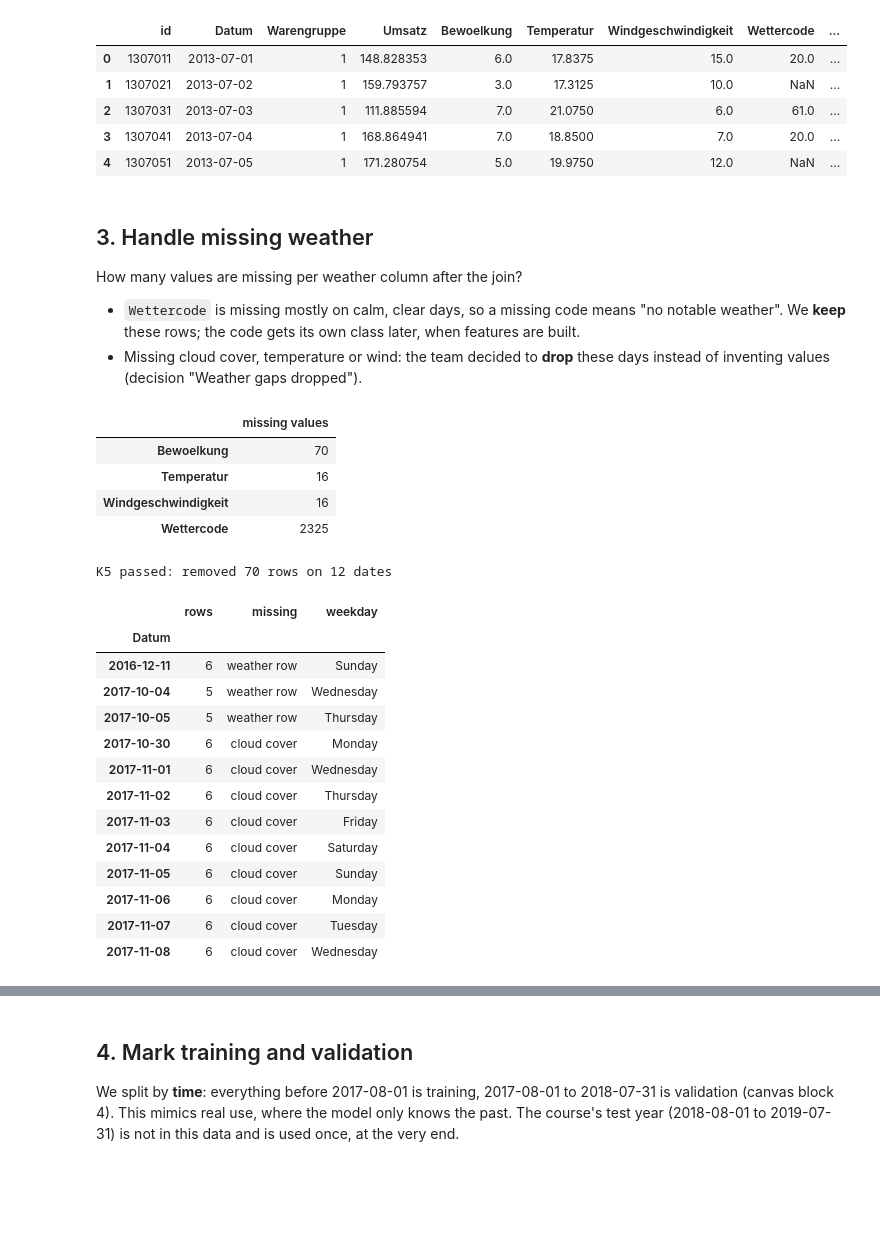
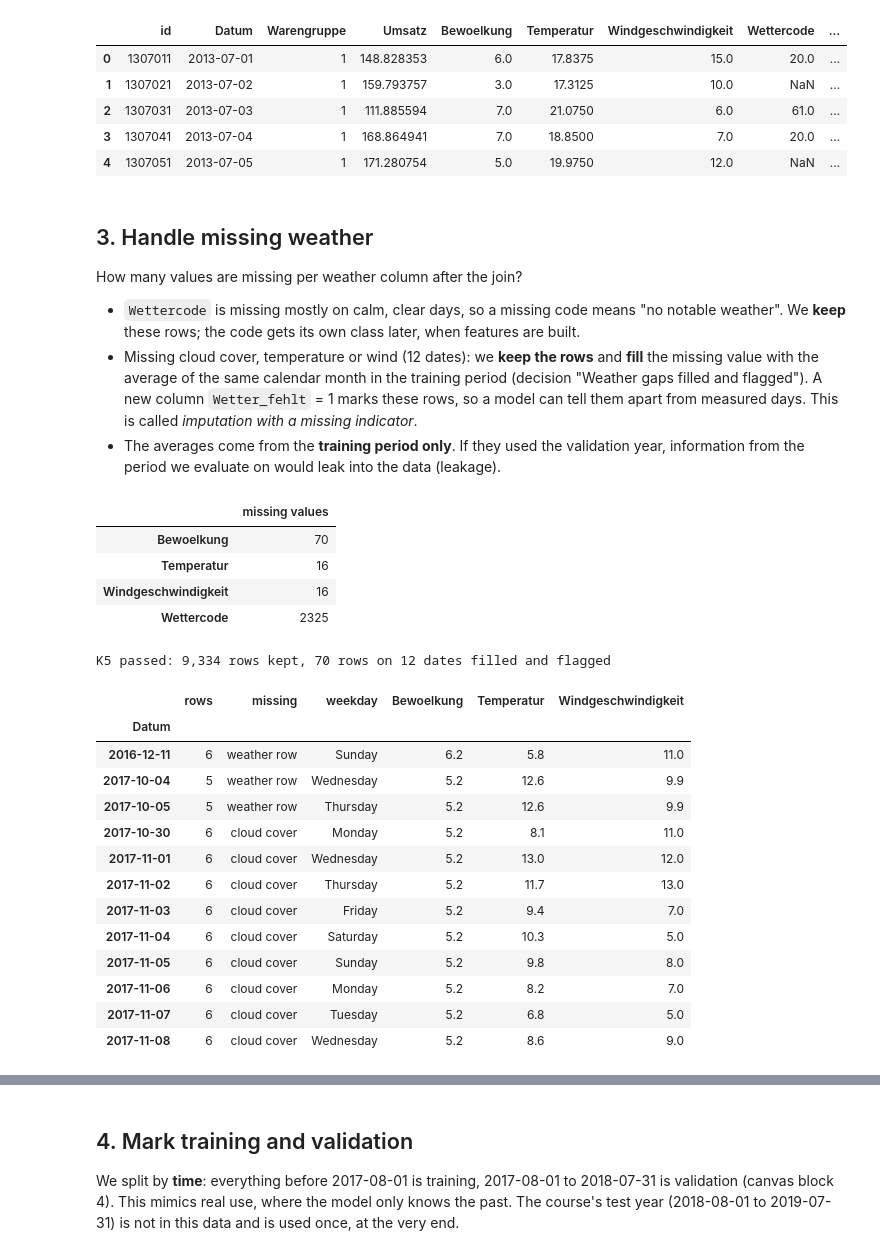
Before and after one commit to HeldDerTierwelt/DataBakery, a Jupyter notebook: 0_DataPreparation/01_load_join_clean.ipynb, the cells around one changed output, grey strips where cells are left out. Saved outputs shown, nothing was run; the diff lists cells and outputs as text; code cells hidden in the pictures; blank space fills up the shorter version.

```diff
--- a/0_DataPreparation/01_load_join_clean.ipynb
+++ b/0_DataPreparation/01_load_join_clean.ipynb
@@ -82,7 +82,8 @@ K4 passed: 9,334 rows before and after the join, 223 rows on Kiel Week days
 How many values are missing per weather column after the join?
 
 - `Wettercode` is missing mostly on calm, clear days, so a missing code means "no notable weather". We **keep** these rows; the code gets its own class later, when features are built.
-- Missing cloud cover, temperature or wind: the team decided to **drop** these days instead of inventing values (decision "Weather gaps dropped").
+- Missing cloud cover, temperature or wind (12 dates): we **keep the rows** and **fill** the missing value with the average of the same calendar month in the training period (decision "Weather gaps filled and flagged"). A new column `Wetter_fehlt` = 1 marks these rows, so a model can tell them apart from measured days. This is called *imputation with a missing indicator*.
+- The averages come from the **training period only**. If they used the validation year, information from the period we evaluate on would leak into the data (leakage).
 # %%
 joined[prep.WEATHER_REQUIRED + ["Wettercode"]].isna().sum().rename("missing values").to_frame()
 # %% [output]
@@ -92,29 +93,34 @@ joined[prep.WEATHER_REQUIRED + ["Wettercode"]].isna().sum().rename("missing valu
 | Windgeschwindigkeit | 16 |
 | Wettercode | 2325 |
 # %%
-prepared, removed = prep.drop_weather_gaps(joined)
+fill_values = prep.weather_fill_values(joined)  # monthly means, training period only
+prepared = prep.fill_weather_gaps(joined, fill_values)
 
-inv.check_weather_drop(prepared, removed, joined)  # K5
-print(f"K5 passed: removed {len(removed)} rows on {removed['Datum'].nunique()} dates")
+inv.check_weather_fill(prepared, joined)  # K5: no row lost, exactly the 12 known dates flagged
+inv.check_fill_values_training_only(prep.weather_fill_values, joined)  # K5: no leakage
+gaps = prepared[prepared["Wetter_fehlt"] == 1]
+print(f"K5 passed: {len(prepared):,} rows kept, {len(gaps)} rows on {gaps['Datum'].nunique()} dates filled and flagged")
 
-(removed.groupby("Datum")
-        .agg(rows=("Warengruppe", "size"),
-             missing=("Bewoelkung", lambda s: "weather row" if removed.loc[s.index, "Temperatur"].isna().all() else "cloud cover"))
-        .assign(weekday=lambda d: d.index.day_name()))
+(joined.loc[gaps.index]
+       .groupby("Datum")
+       .agg(rows=("Warengruppe", "size"),
+            missing=("Temperatur", lambda s: "weather row" if s.isna().all() else "cloud cover"))
+       .assign(weekday=lambda d: d.index.day_name())
+       .join(gaps.drop_duplicates("Datum").set_index("Datum")[prep.WEATHER_REQUIRED].round(1)))
 # %% [output]
-K5 passed: removed 70 rows on 12 dates
+K5 passed: 9,334 rows kept, 70 rows on 12 dates filled and flagged
-|  | rows | missing | weekday |
-| Datum |  |  |  |
-| 2016-12-11 | 6 | weather row | Sunday |
-| 2017-10-04 | 5 | weather row | Wednesday |
-| 2017-10-05 | 5 | weather row | Thursday |
-| 2017-10-30 | 6 | cloud cover | Monday |
-| 2017-11-01 | 6 | cloud cover | Wednesday |
-| 2017-11-02 | 6 | cloud cover | Thursday |
-| 2017-11-03 | 6 | cloud cover | Friday |
-| 2017-11-04 | 6 | cloud cover | Saturday |
-| 2017-11-05 | 6 | cloud cover | Sunday |
-| 2017-11-06 | 6 | cloud cover | Monday |
-| 2017-11-07 | 6 | cloud cover | Tuesday |
-| 2017-11-08 | 6 | cloud cover | Wednesday |
+|  | rows | missing | weekday | Bewoelkung | Temperatur | Windgeschwindigkeit |
+| Datum |  |  |  |  |  |  |
+| 2016-12-11 | 6 | weather row | Sunday | 6.2 | 5.8 | 11.0 |
+| 2017-10-04 | 5 | weather row | Wednesday | 5.2 | 12.6 | 9.9 |
+| 2017-10-05 | 5 | weather row | Thursday | 5.2 | 12.6 | 9.9 |
+| 2017-10-30 | 6 | cloud cover | Monday | 5.2 | 8.1 | 11.0 |
+| 2017-11-01 | 6 | cloud cover | Wednesday | 5.2 | 13.0 | 12.0 |
+| 2017-11-02 | 6 | cloud cover | Thursday | 5.2 | 11.7 | 13.0 |
+| 2017-11-03 | 6 | cloud cover | Friday | 5.2 | 9.4 | 7.0 |
+| 2017-11-04 | 6 | cloud cover | Saturday | 5.2 | 10.3 | 5.0 |
+| 2017-11-05 | 6 | cloud cover | Sunday | 5.2 | 9.8 | 8.0 |
+| 2017-11-06 | 6 | cloud cover | Monday | 5.2 | 8.2 | 7.0 |
+| 2017-11-07 | 6 | cloud cover | Tuesday | 5.2 | 6.8 | 5.0 |
+| 2017-11-08 | 6 | cloud cover | Wednesday | 5.2 | 8.6 | 9.0 |
 # %% [markdown]
```
Also changed, not shown: parts of 7 cells of this notebook, 9 other files.
